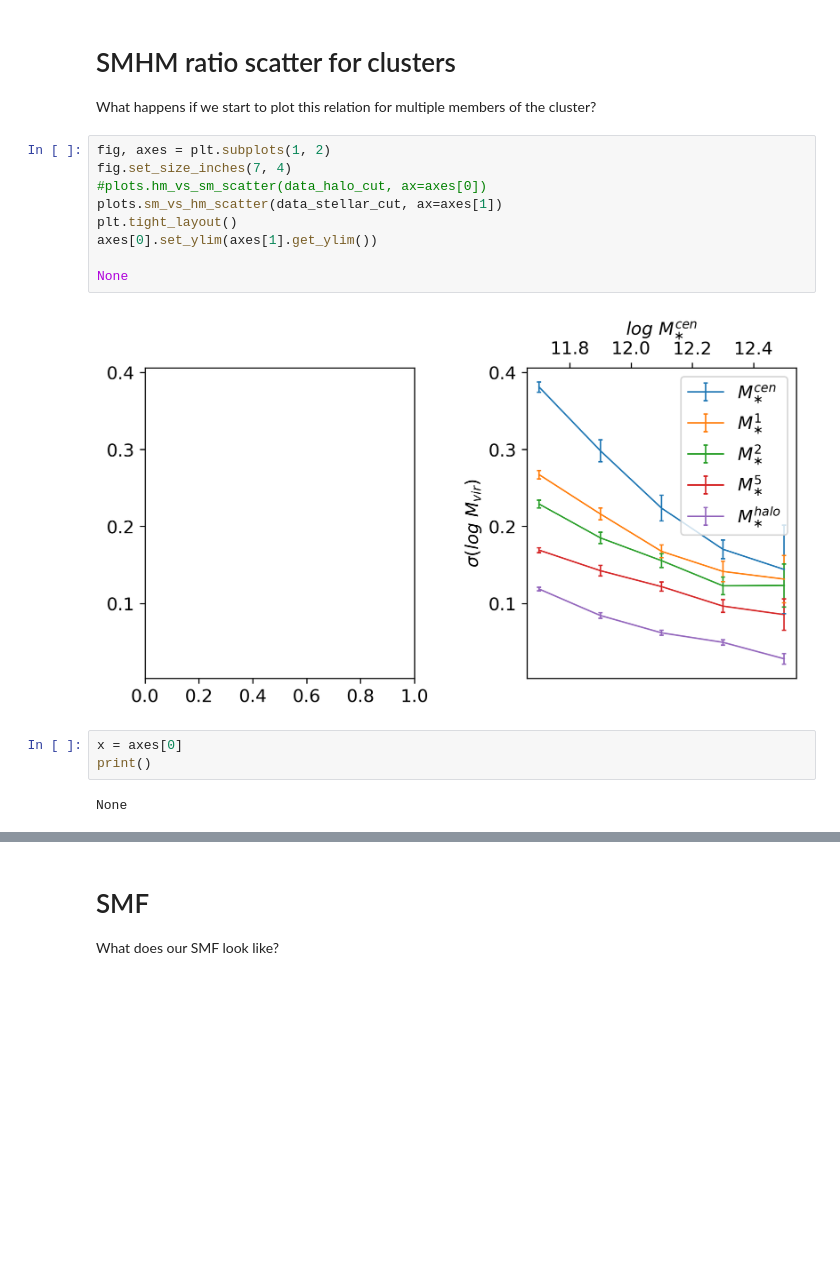
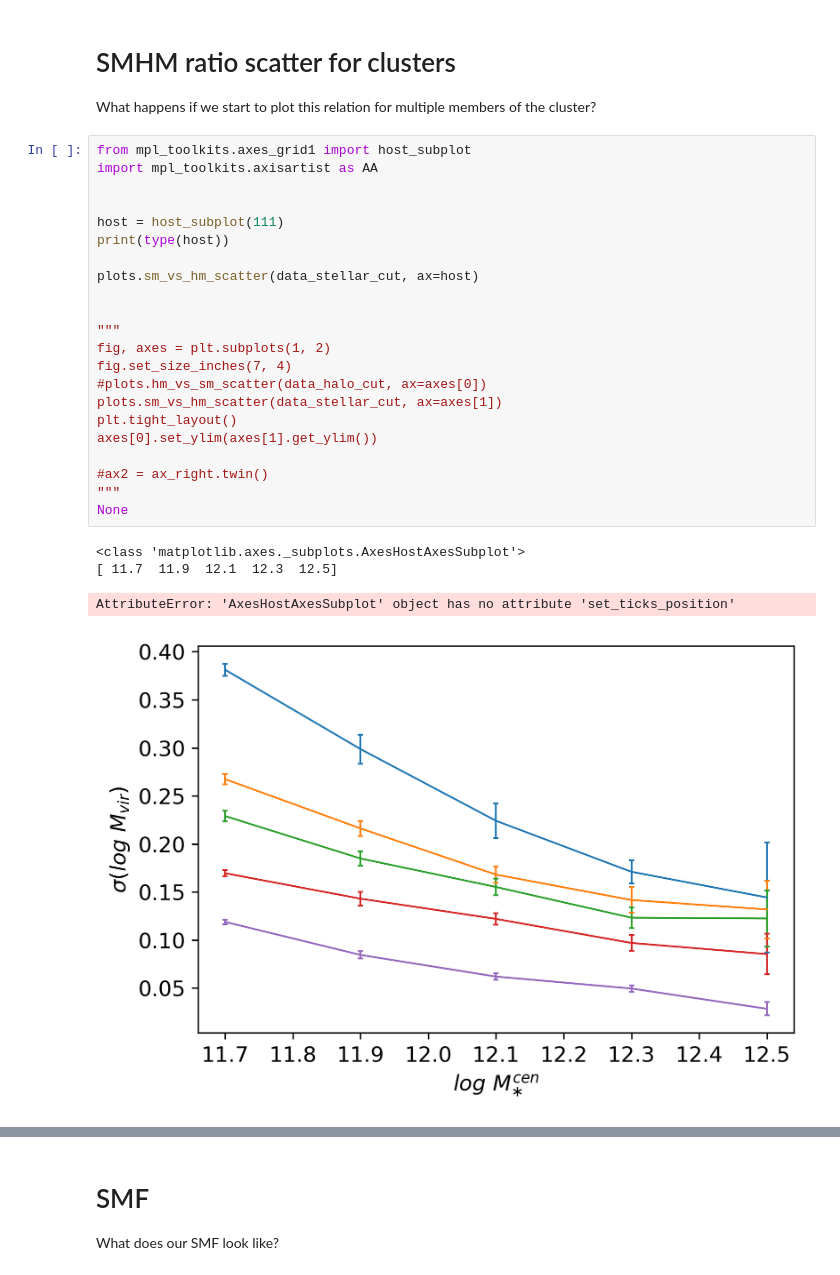
Before and after one commit to dr-guangtou/asap, a Jupyter notebook: cb/main.ipynb, the cells around one changed output, grey strips where cells are left out. Drawn from its saved outputs; the diff is of its cells as text; blank space fills up the shorter version.

Commit message:
kinda have multi axis graph working

```diff
--- a/cb/main.ipynb
+++ b/cb/main.ipynb
@@ -90,18 +90,29 @@ plots.sm_vs_dm(data_halo_cut["cen"]["data"], "cen", fit=data_halo_cut["cen"]["fi
 
 What happens if we start to plot this relation for multiple members of the cluster?
 # %%
+from mpl_toolkits.axes_grid1 import host_subplot
+import mpl_toolkits.axisartist as AA
+
+
+host = host_subplot(111)
+print(type(host))
+
+plots.sm_vs_hm_scatter(data_stellar_cut, ax=host)
+
+
+"""
 fig, axes = plt.subplots(1, 2)
 fig.set_size_inches(7, 4)
 #plots.hm_vs_sm_scatter(data_halo_cut, ax=axes[0])
 plots.sm_vs_hm_scatter(data_stellar_cut, ax=axes[1])
 plt.tight_layout()
 axes[0].set_ylim(axes[1].get_ylim())
 
+#ax2 = ax_right.twin()
+"""
 None
 # %% [output]
+<class 'matplotlib.axes._subplots.AxesHostAxesSubplot'>
+[ 11.7  11.9  12.1  12.3  12.5]
+AttributeError: 'AxesHostAxesSubplot' object has no attribute 'set_ticks_position'
-[figure, old version]
+[figure, new version]
-# %%
-x = axes[0]
-print()
-# %% [output]
-None
```
Also changed, not shown: parts of 1 cell of this notebook, 1 other file.
